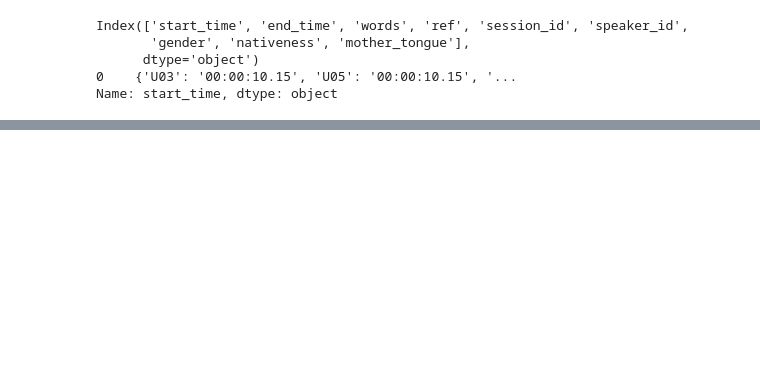
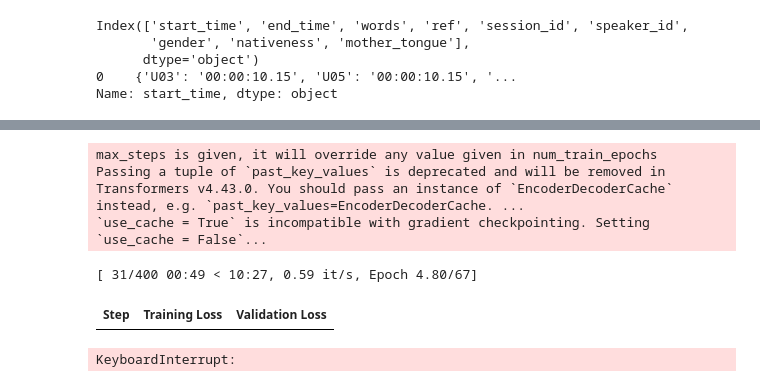
Before and after one commit to niklas-baier/Master_thesis, a Jupyter notebook: Whisper.ipynb, the cells around one changed output, grey strips where cells are left out. Cells and saved outputs as stored; diff of their text form; code cells hidden in the pictures; blank space fills up the shorter version.

```diff
--- a/Whisper.ipynb
+++ b/Whisper.ipynb
@@ -244,9 +245,10 @@ from transformers import AutoModelForSpeechSeq2Seq, AutoProcessor, pipeline
 from datasets import Features, Value
 from transformers import WhisperTokenizer
 from datasets import load_dataset
-device = "cuda:0"
+device = "cuda"
 torch_dtype = torch.float32 if torch.cuda.is_available() else torch.float32
-model_id = "openai/whisper-tiny"
+
+model_id = model_name
 features = Features({
     'file_path': Value('string'),
     'words': Value('string'),
@@ -420,35 +525,42 @@ def compute_metrics(pred):
     return {"wer": wer}
 training_args = Seq2SeqTrainingArguments(
     output_dir="./whisper-small-hi",  # change to a repo name of your choice
-    per_device_train_batch_size=16,
-    gradient_accumulation_steps=1,  # increase by 2x for every 2x decrease in batch size
+    per_device_train_batch_size=1,
+    gradient_accumulation_steps=16,  # increase by 2x for every 2x decrease in batch size
     learning_rate=1e-5,
     warmup_steps=0,
-    max_steps=101,#4000
+    max_steps=400,#4000
     gradient_checkpointing=True,
     fp16=True,
     eval_strategy="steps",
     per_device_eval_batch_size=8,
     predict_with_generate=True,
     generation_max_length=225,
     save_steps=100,
     eval_steps=100,
     logging_steps=25,
     report_to=["tensorboard"],
     load_best_model_at_end=True,
     metric_for_best_model="wer",
     greater_is_better=False,
 
 )
 
 trainer = Seq2SeqTrainer(
     args=training_args,
     model=model,
     train_dataset=dataset,
-    eval_dataset=eval_dataset,
+    eval_dataset=dataset,
     data_collator=data_collator,
     compute_metrics=compute_metrics,
     tokenizer=processor.feature_extractor,
 )
 processor.save_pretrained(training_args.output_dir)
 trainer.train()
+# %% [output]
+max_steps is given, it will override any value given in num_train_epochs
+Passing a tuple of `past_key_values` is deprecated and will be removed in Transformers v4.43.0. You should pass an instance of `EncoderDecoderCache` instead, e.g. `past_key_values=EncoderDecoderCache. ...
+`use_cache = True` is incompatible with gradient checkpointing. Setting `use_cache = False`...
+[ 31/400 00:49 < 10:27, 0.59 it/s, Epoch 4.80/67]
+| Step | Training Loss | Validation Loss |
+KeyboardInterrupt:
```
Also changed, not shown: parts of 6 cells of this notebook.
